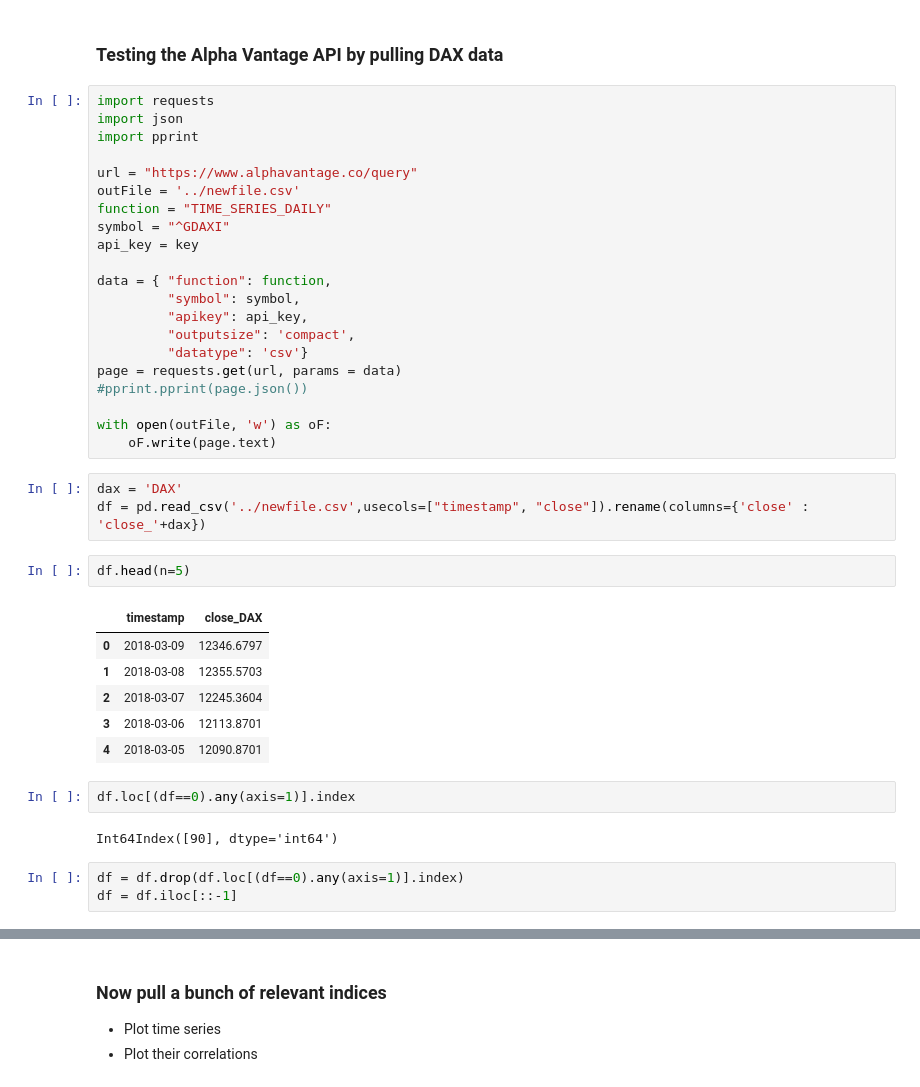
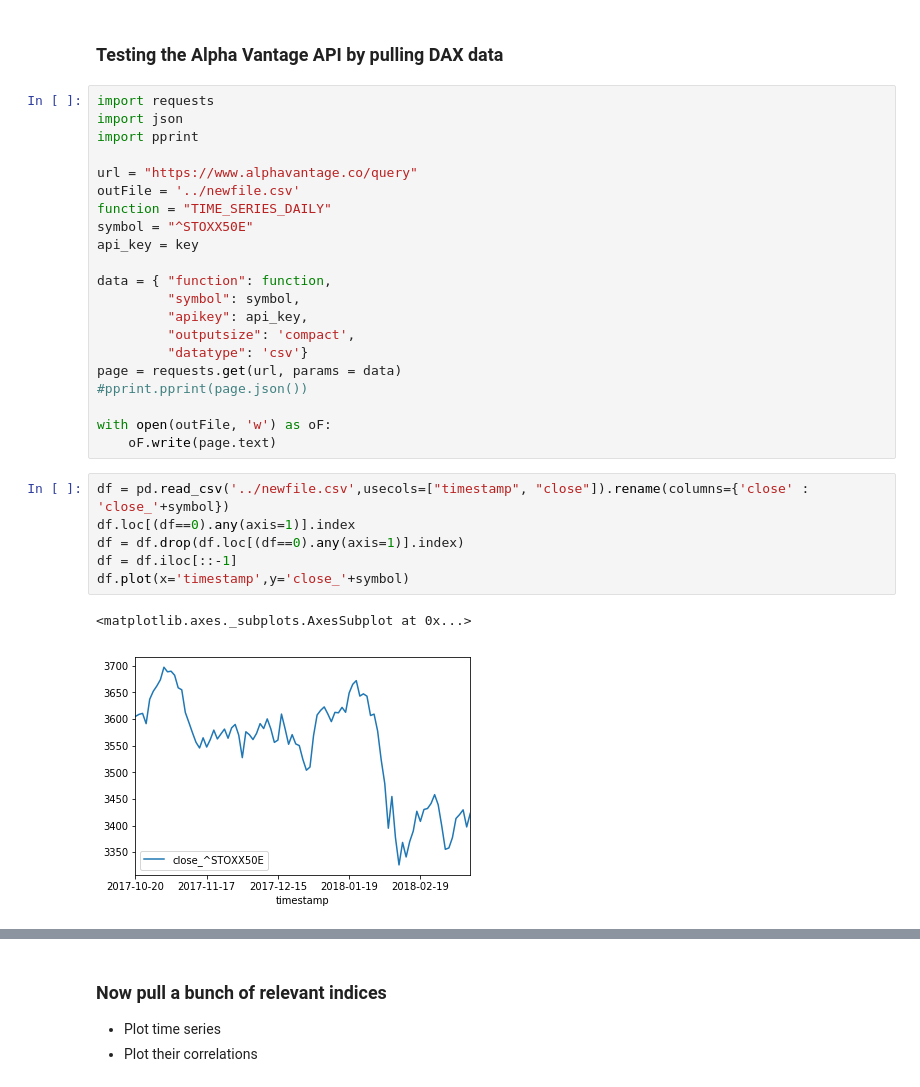
Before and after one commit to chasenberg/financial_analysis, a Jupyter notebook: notebooks/alpha_vantage_testing.ipynb, the cells around one changed output, grey strips where cells are left out. Saved outputs shown, nothing was run; the diff lists cells and outputs as text.

```diff
--- a/notebooks/alpha_vantage_testing.ipynb
+++ b/notebooks/alpha_vantage_testing.ipynb
@@ -19,7 +19,7 @@ import pprint
 url = "https://www.alphavantage.co/query"
 outFile = '../newfile.csv'
 function = "TIME_SERIES_DAILY"
-symbol = "^GDAXI"
+symbol = "^STOXX50E"
 api_key = key
 
 data = { "function": function,
@@ -32,22 +32,12 @@ page = requests.get(url, params = data)
 
 with open(outFile, 'w') as oF:
     oF.write(page.text)
-# %%
-dax = 'DAX'
-df = pd.read_csv('../newfile.csv',usecols=["timestamp", "close"]).rename(columns={'close' : 'close_'+dax})
-# %%
-df.head(n=5)
-# %% [output]
-|  | timestamp | close_DAX |
-| 0 | 2018-03-09 | 12346.6797 |
-| 1 | 2018-03-08 | 12355.5703 |
-| 2 | 2018-03-07 | 12245.3604 |
-| 3 | 2018-03-06 | 12113.8701 |
-| 4 | 2018-03-05 | 12090.8701 |
-# %%
-df.loc[(df==0).any(axis=1)].index
-# %% [output]
-Int64Index([90], dtype='int64')
 # %%
+df = pd.read_csv('../newfile.csv',usecols=["timestamp", "close"]).rename(columns={'close' : 'close_'+symbol})
+df.loc[(df==0).any(axis=1)].index
 df = df.drop(df.loc[(df==0).any(axis=1)].index)
 df = df.iloc[::-1]
+df.plot(x='timestamp',y='close_'+symbol)
+# %% [output]
+<matplotlib.axes._subplots.AxesSubplot at 0x...>
+[figure, added]
```
Also changed, not shown: parts of 15 cells of this notebook.
